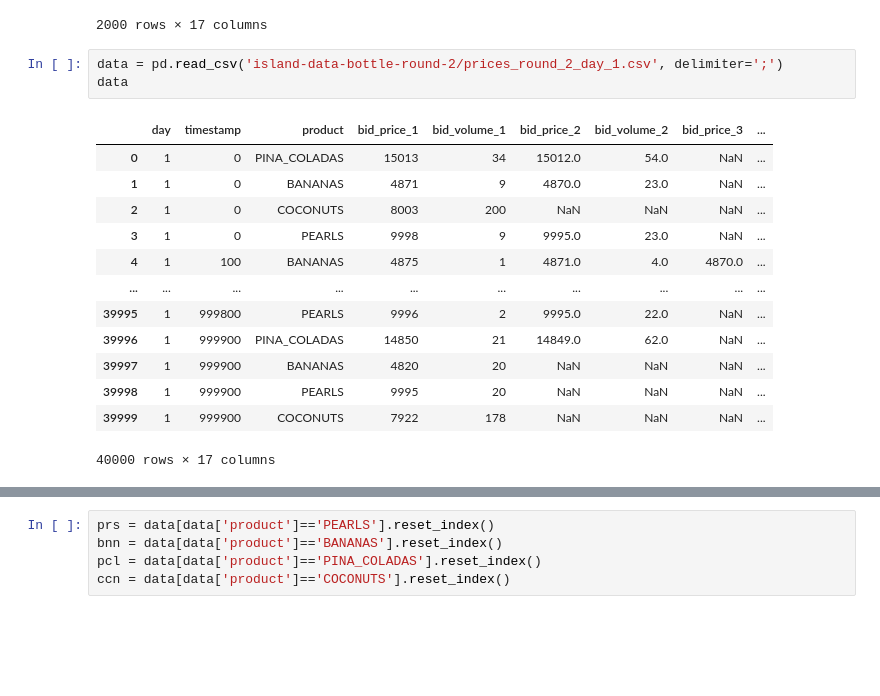
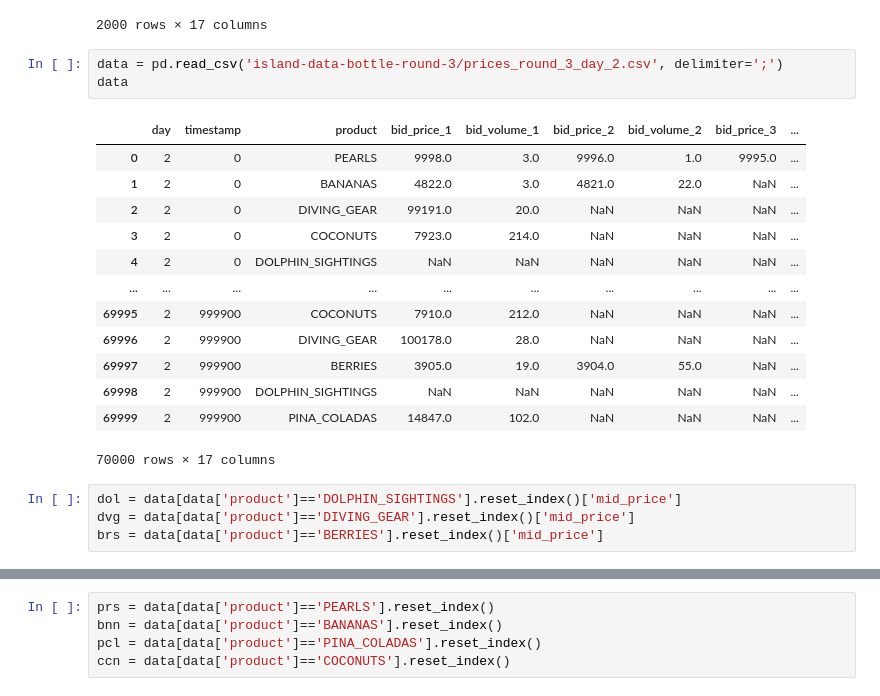
Before and after one commit to MichalOkon/imc_prosperity, a Jupyter notebook: testing.ipynb, the cells around one changed output, grey strips where cells are left out. Drawn from its saved outputs; the diff is of its cells as text; blank space fills up the shorter version.

```diff
--- a/testing.ipynb
+++ b/testing.ipynb
@@ -318,19 +318,23 @@ data
 | 1999 | 0 | 99900 | PEARLS | 9998 | 6 | 9996.0 | 1.0 | 9995.0 | ... |
 2000 rows × 17 columns
 # %%
-data = pd.read_csv('island-data-bottle-round-2/prices_round_2_day_1.csv', delimiter=';')
+data = pd.read_csv('island-data-bottle-round-3/prices_round_3_day_2.csv', delimiter=';')
 data
 # %% [output]
 |  | day | timestamp | product | bid_price_1 | bid_volume_1 | bid_price_2 | bid_volume_2 | bid_price_3 | ... |
-| 0 | 1 | 0 | PINA_COLADAS | 15013 | 34 | 15012.0 | 54.0 | NaN | ... |
-| 1 | 1 | 0 | BANANAS | 4871 | 9 | 4870.0 | 23.0 | NaN | ... |
-| 2 | 1 | 0 | COCONUTS | 8003 | 200 | NaN | NaN | NaN | ... |
-| 3 | 1 | 0 | PEARLS | 9998 | 9 | 9995.0 | 23.0 | NaN | ... |
-| 4 | 1 | 100 | BANANAS | 4875 | 1 | 4871.0 | 4.0 | 4870.0 | ... |
+| 0 | 2 | 0 | PEARLS | 9998.0 | 3.0 | 9996.0 | 1.0 | 9995.0 | ... |
+| 1 | 2 | 0 | BANANAS | 4822.0 | 3.0 | 4821.0 | 22.0 | NaN | ... |
+| 2 | 2 | 0 | DIVING_GEAR | 99191.0 | 20.0 | NaN | NaN | NaN | ... |
+| 3 | 2 | 0 | COCONUTS | 7923.0 | 214.0 | NaN | NaN | NaN | ... |
+| 4 | 2 | 0 | DOLPHIN_SIGHTINGS | NaN | NaN | NaN | NaN | NaN | ... |
 | ... | ... | ... | ... | ... | ... | ... | ... | ... | ... |
-| 39995 | 1 | 999800 | PEARLS | 9996 | 2 | 9995.0 | 22.0 | NaN | ... |
-| 39996 | 1 | 999900 | PINA_COLADAS | 14850 | 21 | 14849.0 | 62.0 | NaN | ... |
-| 39997 | 1 | 999900 | BANANAS | 4820 | 20 | NaN | NaN | NaN | ... |
-| 39998 | 1 | 999900 | PEARLS | 9995 | 20 | NaN | NaN | NaN | ... |
-| 39999 | 1 | 999900 | COCONUTS | 7922 | 178 | NaN | NaN | NaN | ... |
+| 69995 | 2 | 999900 | COCONUTS | 7910.0 | 212.0 | NaN | NaN | NaN | ... |
+| 69996 | 2 | 999900 | DIVING_GEAR | 100178.0 | 28.0 | NaN | NaN | NaN | ... |
+| 69997 | 2 | 999900 | BERRIES | 3905.0 | 19.0 | 3904.0 | 55.0 | NaN | ... |
+| 69998 | 2 | 999900 | DOLPHIN_SIGHTINGS | NaN | NaN | NaN | NaN | NaN | ... |
+| 69999 | 2 | 999900 | PINA_COLADAS | 14847.0 | 102.0 | NaN | NaN | NaN | ... |
-40000 rows × 17 columns
+70000 rows × 17 columns
+# %%
+dol = data[data['product']=='DOLPHIN_SIGHTINGS'].reset_index()['mid_price']
+dvg = data[data['product']=='DIVING_GEAR'].reset_index()['mid_price']
+brs = data[data['product']=='BERRIES'].reset_index()['mid_price']
```
Also changed, not shown: parts of 8 cells of this notebook, 4 other files.
